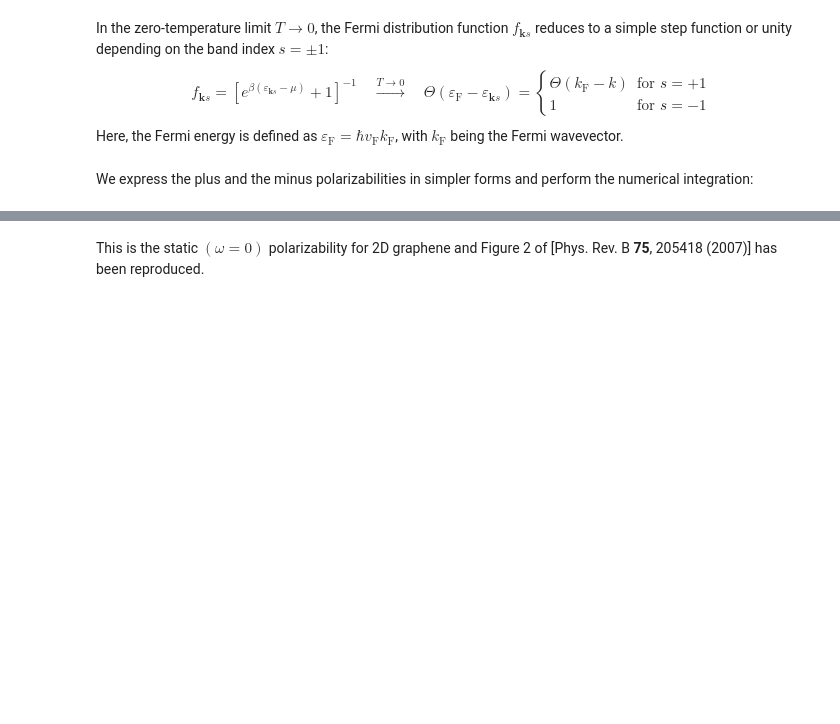
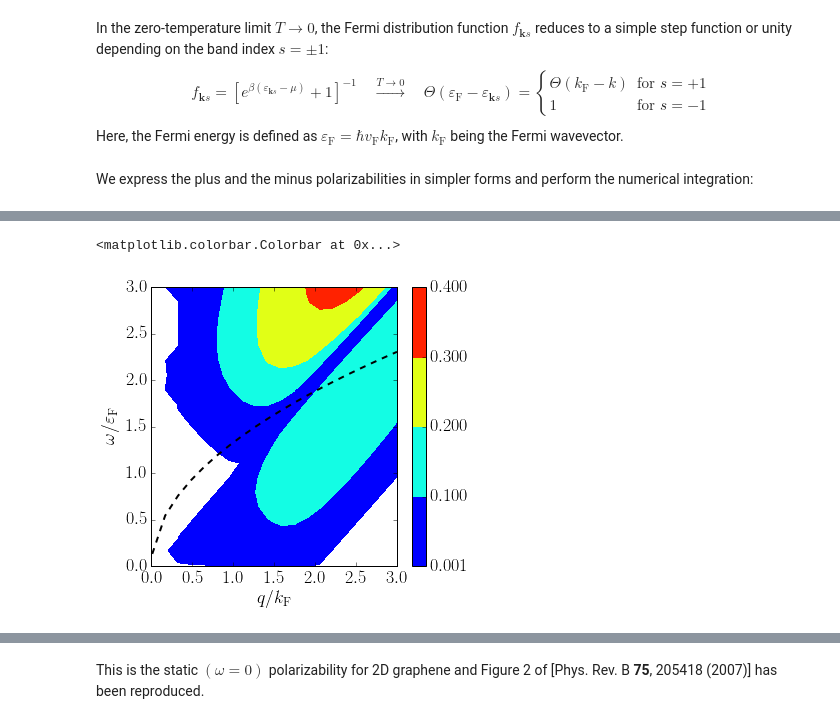
Before and after one commit to eunjongkim/reproduced-papers, a Jupyter notebook: Reproduce-PRB-75-205418-2007-Hwang.ipynb, the cells around one changed output, grey strips where cells are left out. Drawn from its saved outputs; the diff is of its cells as text; code cells hidden in the pictures; blank space fills up the shorter version.

```diff
--- a/Reproduce-PRB-75-205418-2007-Hwang.ipynb
+++ b/Reproduce-PRB-75-205418-2007-Hwang.ipynb
@@ -140,0 +179,9 @@ for idx, q_ in enumerate(q):
+# %%
+N = 20
+
+# range of omega/E_F values: 0 to 3
+omega = linspace(1e-2, 3, N)
+# range of q/k_F values: 0 to 3
+q = linspace(1e-2, 3, N)
+# %%
+omega0 = sqrt(g_s * g_v * q_e ** 2 * energy_F / (2 * kappa))
@@ -140,0 +229,16 @@ for idx, q_ in enumerate(q):
+# %%
+fig, ax = plt.subplots(1,1, figsize=(5.5,5))
+
+#ax.plot(q, plasmon_freq)
+ax.plot(q, omega0 * sqrt(q)/ energy_F, ls='--', color='black',
+        lw=2, label=r'$\omega = \omega_0 \sqrt{q}$')
+
+ax.set_xlim([0, 3]); ax.set_ylim([0, 3]);
+#ax.imshow(q, omega, polarizability_imag, origin='down')
+cs = ax.contourf(q, omega, polarizability.imag.T, [0.001, 0.1, 0.2, 0.3, 0.4])
+ax.set_xlabel(r'$q/k_\mathrm{F}$')
+ax.set_ylabel(r'$\omega/\varepsilon_\mathrm{F}$')
+fig.colorbar(cs, ax=ax)
+# %% [output]
+<matplotlib.colorbar.Colorbar at 0x...>
+[figure, added]
```
Also changed, not shown: parts of 37 cells of this notebook.
